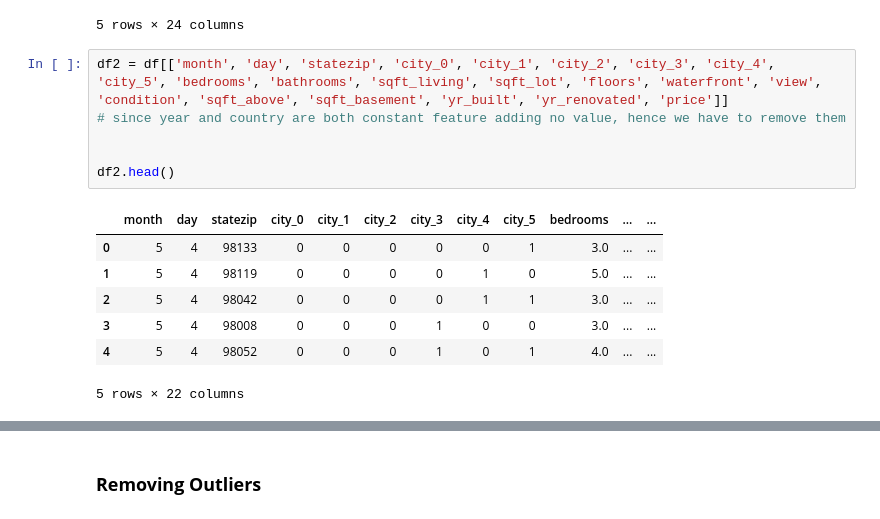
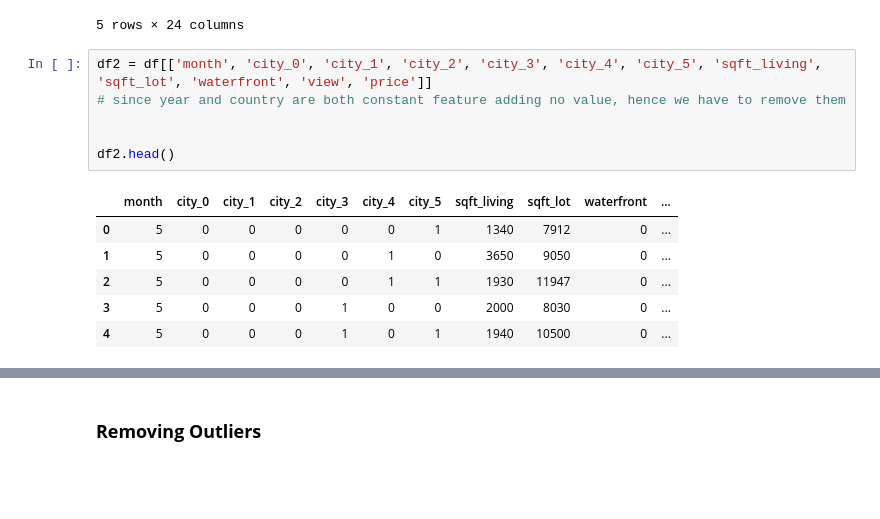
Before and after one commit to pradhans369/Python_and_Data_Science, a Jupyter notebook: 0 ML practice/11 gradient descent.ipynb, the cells around one changed output, grey strips where cells are left out. Saved outputs shown, nothing was run; the diff lists cells and outputs as text; blank space fills up the shorter version.

```diff
--- a/0 ML practice/11 gradient descent.ipynb
+++ b/0 ML practice/11 gradient descent.ipynb
@@ -135,19 +135,18 @@ df.head()
 | 4 | 2014-05-02 | 98052 | 0 | 0 | 0 | 1 | 0 | 1 | 4.0 | 2.50 | ... | ... |
 5 rows × 24 columns
 # %%
-df2 = df[['month', 'day', 'statezip', 'city_0', 'city_1', 'city_2', 'city_3', 'city_4', 'city_5', 'bedrooms', 'bathrooms', 'sqft_living', 'sqft_lot', 'floors', 'waterfront', 'view', 'condition', 'sqft_above', 'sqft_basement', 'yr_built', 'yr_renovated', 'price']]
+df2 = df[['month', 'city_0', 'city_1', 'city_2', 'city_3', 'city_4', 'city_5', 'sqft_living', 'sqft_lot', 'waterfront', 'view', 'price']]
 # since year and country are both constant feature adding no value, hence we have to remove them
 
 
 df2.head()
 # %% [output]
-|  | month | day | statezip | city_0 | city_1 | city_2 | city_3 | city_4 | city_5 | bedrooms | ... | ... |
-| 0 | 5 | 4 | 98133 | 0 | 0 | 0 | 0 | 0 | 1 | 3.0 | ... | ... |
-| 1 | 5 | 4 | 98119 | 0 | 0 | 0 | 0 | 1 | 0 | 5.0 | ... | ... |
-| 2 | 5 | 4 | 98042 | 0 | 0 | 0 | 0 | 1 | 1 | 3.0 | ... | ... |
-| 3 | 5 | 4 | 98008 | 0 | 0 | 0 | 1 | 0 | 0 | 3.0 | ... | ... |
-| 4 | 5 | 4 | 98052 | 0 | 0 | 0 | 1 | 0 | 1 | 4.0 | ... | ... |
+|  | month | city_0 | city_1 | city_2 | city_3 | city_4 | city_5 | sqft_living | sqft_lot | waterfront | ... |
+| 0 | 5 | 0 | 0 | 0 | 0 | 0 | 1 | 1340 | 7912 | 0 | ... |
+| 1 | 5 | 0 | 0 | 0 | 0 | 1 | 0 | 3650 | 9050 | 0 | ... |
+| 2 | 5 | 0 | 0 | 0 | 0 | 1 | 1 | 1930 | 11947 | 0 | ... |
+| 3 | 5 | 0 | 0 | 0 | 1 | 0 | 0 | 2000 | 8030 | 0 | ... |
+| 4 | 5 | 0 | 0 | 0 | 1 | 0 | 1 | 1940 | 10500 | 0 | ... |
-5 rows × 22 columns
 # %%
 df2.corr()
 # %% [output]
```
Also changed, not shown: parts of 7 cells of this notebook.
